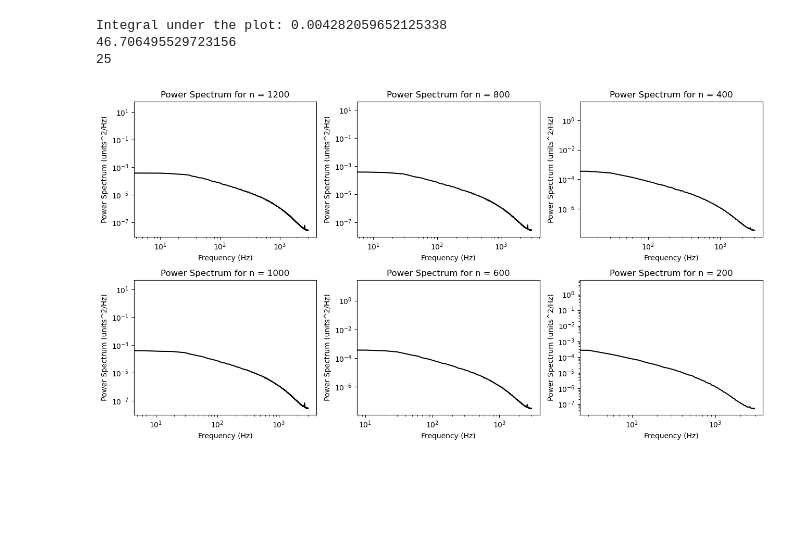
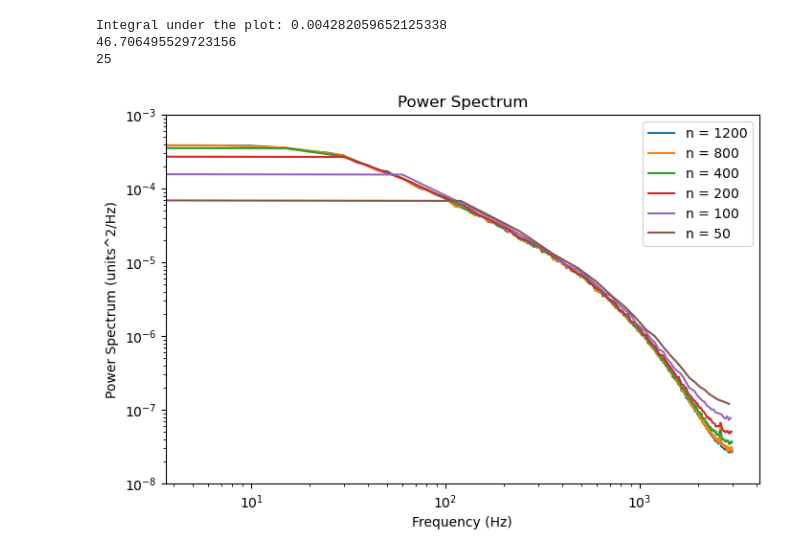
Before and after one commit to VictorLier/ExperimentalFluid, a Jupyter notebook: Signal_processing/Signal_processingn_marc.ipynb, the cells around one changed output. Saved outputs shown, nothing was run; the diff lists cells and outputs as text; code cells hidden in the pictures; blank space fills up the shorter version.

```diff
--- a/Signal_processing/Signal_processingn_marc.ipynb
+++ b/Signal_processing/Signal_processingn_marc.ipynb
@@ -48,34 +47,29 @@ Integral under the plot: 0.004282059652125338
 46.706495529723156
 25
 # %%
-""" f = np.arange(n) / (n * dt)
-uft = dt * np.fft.fft(u[:,0])
-S = uft * uft.conjugate() / (n * dt)
-plt.loglog(f[0:n//2], S[0:n//2].real, 'k-')
-plt.xlabel('Frequency (Hz)')
-plt.ylabel('Power Spectrum (units^2/Hz)')
-plt.show() """
+import matplotlib.pyplot as plt
 
-fig, axs = plt.subplots(2, 3, figsize=(13, 7))
+fig, ax = plt.subplots(figsize=(8, 5))
 
-for i, n_val in enumerate([1200, 1000, 800, 600, 400, 200]):
+for i, n_val in enumerate([1200, 800, 400, 200, 100, 50]):
     S_all = np.zeros((n_val//2, nblock))
     f = np.arange(n_val) / (n_val * dt)
 
     for j in range(nblock):
         uft = dt * np.fft.fft(u[:n_val, j])
         S = uft * uft.conjugate() / (n_val * dt)
         S_all[:, j] = S[0:n_val//2].real
 
     row = i // 2
     col = i % 2
-    axs[col, row].loglog(f[0:n_val//2], np.mean(S_all[:, :],axis=1), 'k-')
-    axs[col, row].set_xlabel('Frequency (Hz)')
-    axs[col, row].set_ylabel('Power Spectrum (units^2/Hz)')
-    axs[col, row].set_title(f'Power Spectrum for n = {n_val}')
+    ax.loglog(f[0:n_val//2], np.mean(S_all[:, :],axis=1), label=f'n = {n_val}', color=f'C{i}')
 
-plt.tight_layout()
+plt.xlabel('Frequency (Hz)')
+plt.ylabel('Power Spectrum (units^2/Hz)')
+plt.title('Power Spectrum')
+plt.legend()
+plt.ylim([1e-8, 1e-3])
 plt.show()
 # %% [output]
-[figure, old version]
+[figure, new version]
 # %%
```
Also changed, not shown: parts of 3 cells of this notebook, 2 other files.
